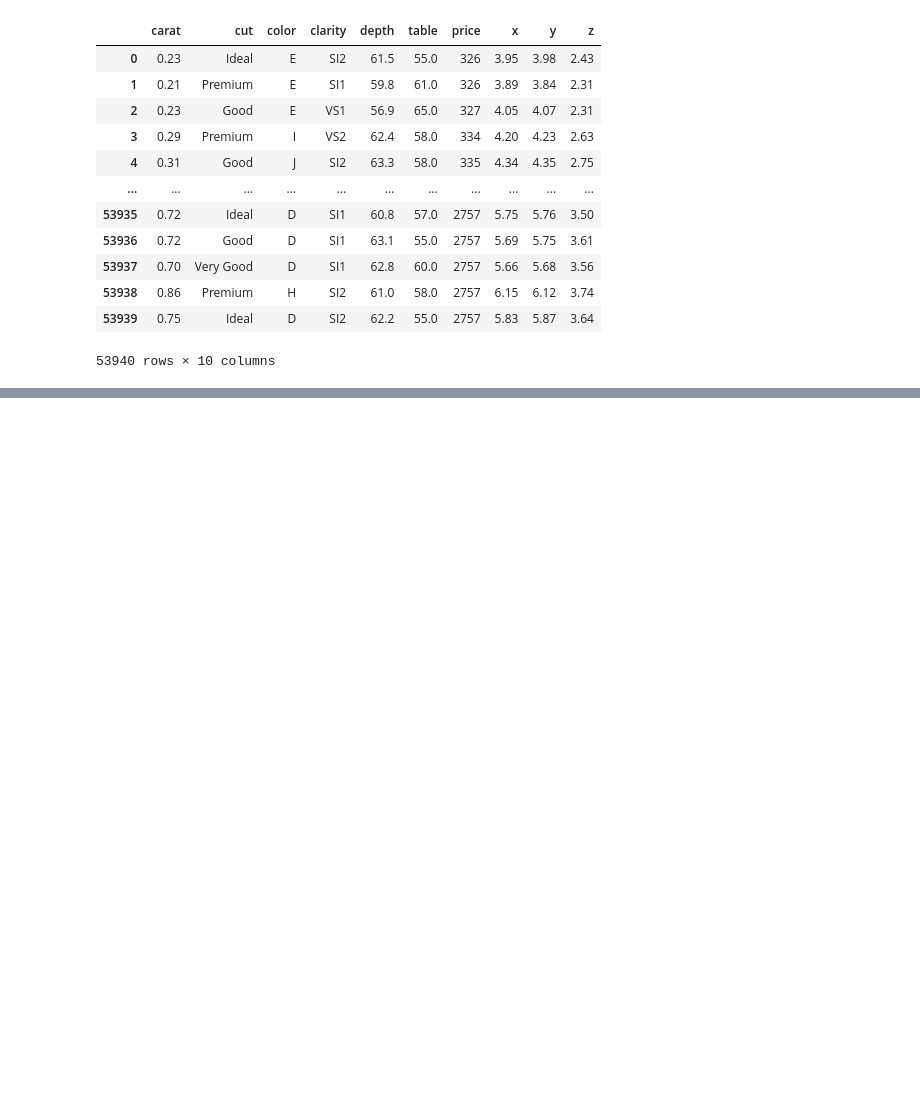
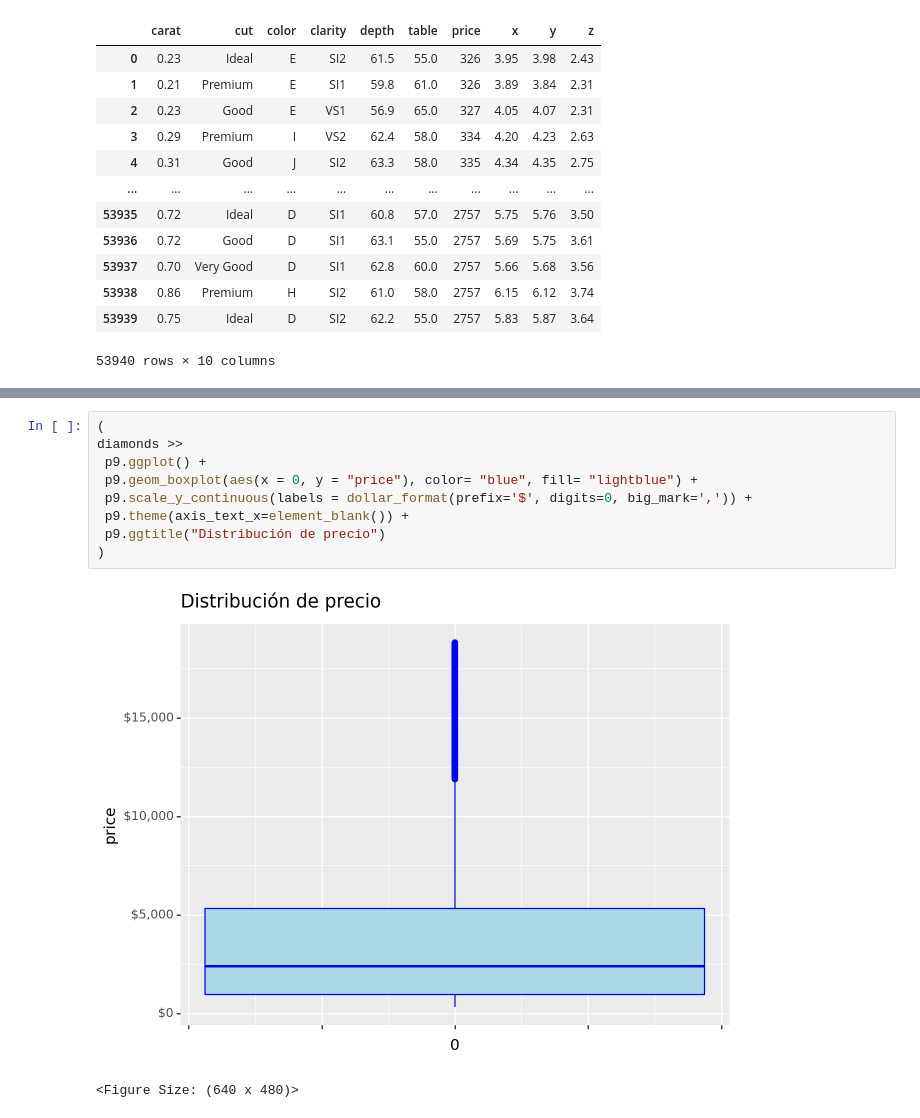
Before and after one commit to AngelicaPal/AMAT-ML, a Jupyter notebook: Clase4.ipynb, the cells around one changed output, grey strips where cells are left out. Saved outputs shown, nothing was run; the diff lists cells and outputs as text; blank space fills up the shorter version.

```diff
--- a/Clase4.ipynb
+++ b/Clase4.ipynb
@@ -35,0 +48,12 @@ NameError: name 'ggplot' is not defined
+# %%
+(
+diamonds >>
+ p9.ggplot() +
+ p9.geom_boxplot(aes(x = 0, y = "price"), color= "blue", fill= "lightblue") +
+ p9.scale_y_continuous(labels = dollar_format(prefix='$', digits=0, big_mark=',')) +
+ p9.theme(axis_text_x=element_blank()) +
+ p9.ggtitle("Distribución de precio")
+)
+# %% [output]
+[figure, added]
+<Figure Size: (640 x 480)>
```
Also changed, not shown: parts of 4 cells of this notebook, 7 other files.
